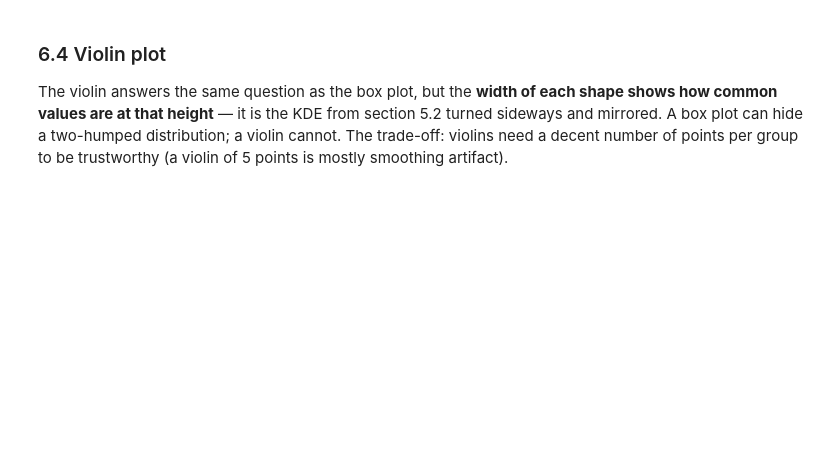
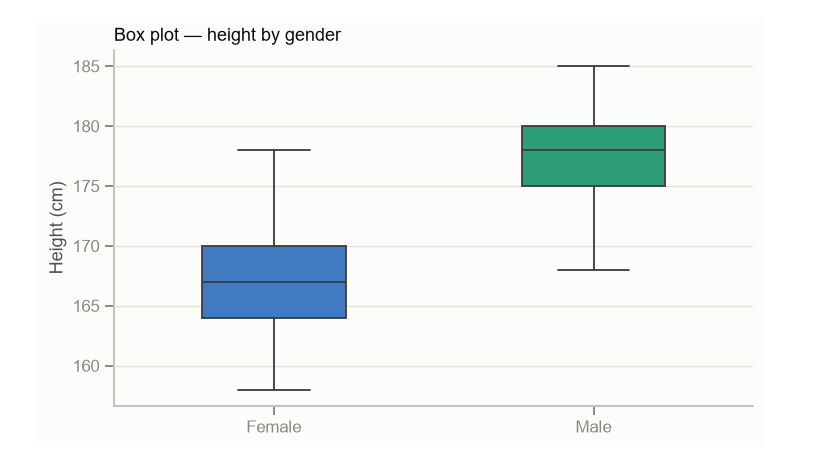
Before and after one commit to furtheraway/ISS, a Jupyter notebook: 06_data_analysis/descriptive_statistics_postgres.ipynb, the cells around one changed output. Saved outputs shown, nothing was run; the diff lists cells and outputs as text; code cells hidden in the pictures; blank space fills up the shorter version.

```diff
--- a/06_data_analysis/descriptive_statistics_postgres.ipynb
+++ b/06_data_analysis/descriptive_statistics_postgres.ipynb
@@ -365,18 +397,16 @@ It is the picture version of the grouped table from section 3. Compare medians *
 # %%
-two_groups = users[users["gender_label"].isin(["Female", "Male"])]
+two = users[users["gender_label"].isin(["Female", "Male"])]
 
 fig, ax = plt.subplots()
-sns.boxplot(data=two_groups, x="gender_label", y="height_cm",
+sns.boxplot(data=two, x="gender_label", y="height_cm",
             order=["Female", "Male"], hue="gender_label",
             palette=GENDER_COLORS, legend=False,
             width=0.45, linewidth=1.2, fliersize=3, ax=ax)
 
 ax.set_xlabel("")
 ax.set_ylabel("Height (cm)")
 ax.set_title("Box plot — height by gender", loc="left")
 ax.grid(axis="x", visible=False)
 plt.show()
+# %% [output]
+[figure, added]
-# %% [markdown]
-### 6.4 Violin plot
-
-The violin answers the same question as the box plot, but the **width of each shape shows how common values are at that height** — it is the KDE from section 5.2 turned sideways and mirrored. A box plot can hide a two-humped distribution; a violin cannot. The trade-off: violins need a decent number of points per group to be trustworthy (a violin of 5 points is mostly smoothing artifact).
```
Also changed, not shown: parts of 75 cells of this notebook, 3 other files.
